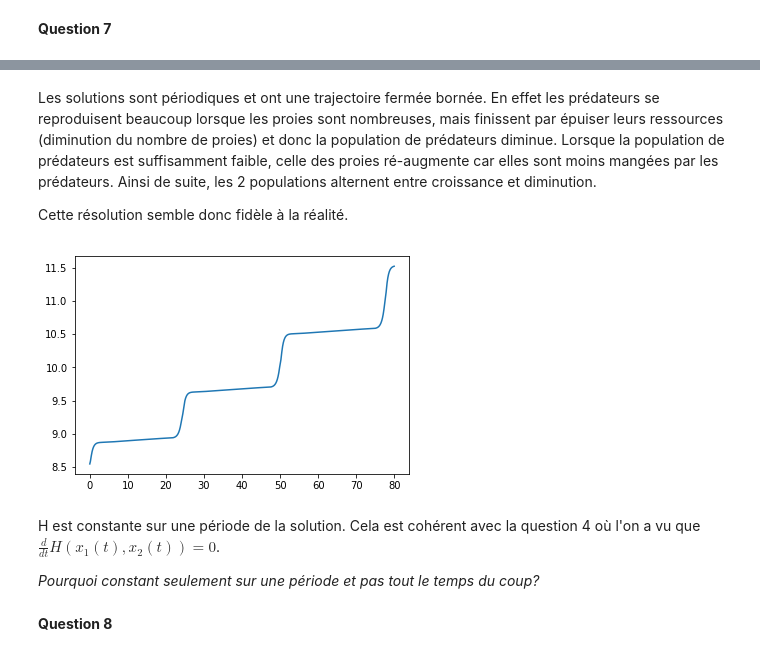
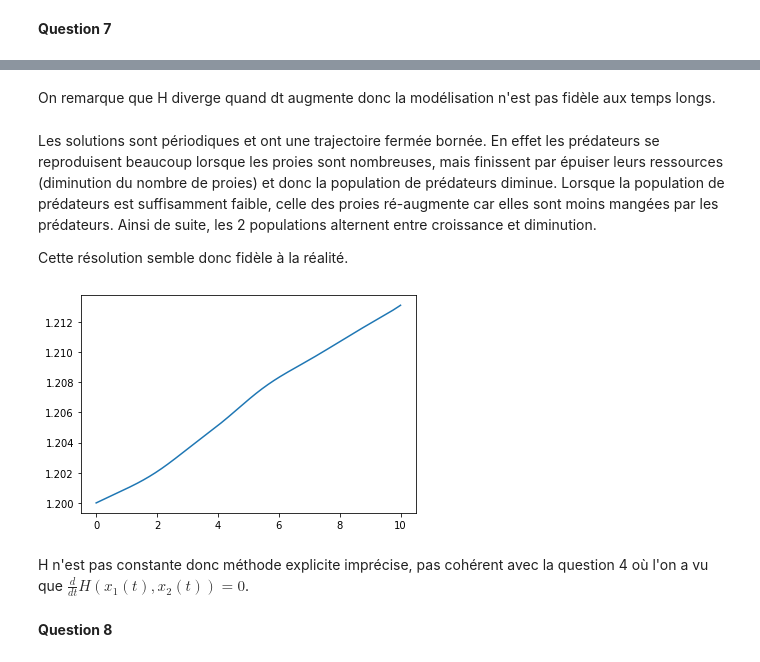
Before and after one commit to laureb01/Lotka-Volterra, a Jupyter notebook: Rendu.ipynb, the cells around one changed output, grey strips where cells are left out. Cells and saved outputs as stored; diff of their text form; code cells hidden in the pictures.

```diff
--- a/Rendu.ipynb
+++ b/Rendu.ipynb
@@ -190,7 +190,7 @@ D'après le théorème du domaine maximal d'existence, comme $f$ est continue su
 **Question 5**
 # %%
 def H(x1, x2):
-    return (d*x1 - c*log(x1) + b*x2 -a*log(x2))
+    return (d*x1 - c*np.log(x1) + b*x2 -a*np.log(x2))
 # %%
 display_contour(
     H,
@@ -331,15 +349,15 @@ plt.show()
+# %% [markdown]
+On remarque que H diverge quand dt augmente donc la modélisation n'est pas fidèle aux temps longs.
 # %% [markdown]
 Les solutions sont périodiques et ont une trajectoire fermée bornée. En effet les prédateurs se reproduisent beaucoup lorsque les proies sont nombreuses, mais finissent par épuiser leurs ressources (diminution du nombre de proies) et donc la population de prédateurs diminue. Lorsque la population de prédateurs est suffisamment faible, celle des proies ré-augmente car elles sont moins mangées par les prédateurs. Ainsi de suite, les 2 populations alternent entre croissance et diminution.
 
 Cette résolution semble donc fidèle à la réalité.
 # %%
-plt.plot(t, H([x1,x2]));
+plt.plot(t, H(x1,x2));
 # %% [output]
-[figure, old version]
+[figure, new version]
 # %% [markdown]
-H est constante sur une période de la solution. Cela est cohérent avec la question 4 où l'on a vu que $\frac{d}{dt}H(x_1(t),x_2(t))=0$.
-
-*Pourquoi constant seulement sur une période et pas tout le temps du coup?*
+H n'est pas constante donc méthode explicite imprécise, pas cohérent avec la question 4 où l'on a vu que $\frac{d}{dt}H(x_1(t),x_2(t))=0$.
 # %% [markdown]
 **Question 8**
 # %%
```
Also changed, not shown: parts of 22 cells of this notebook.
